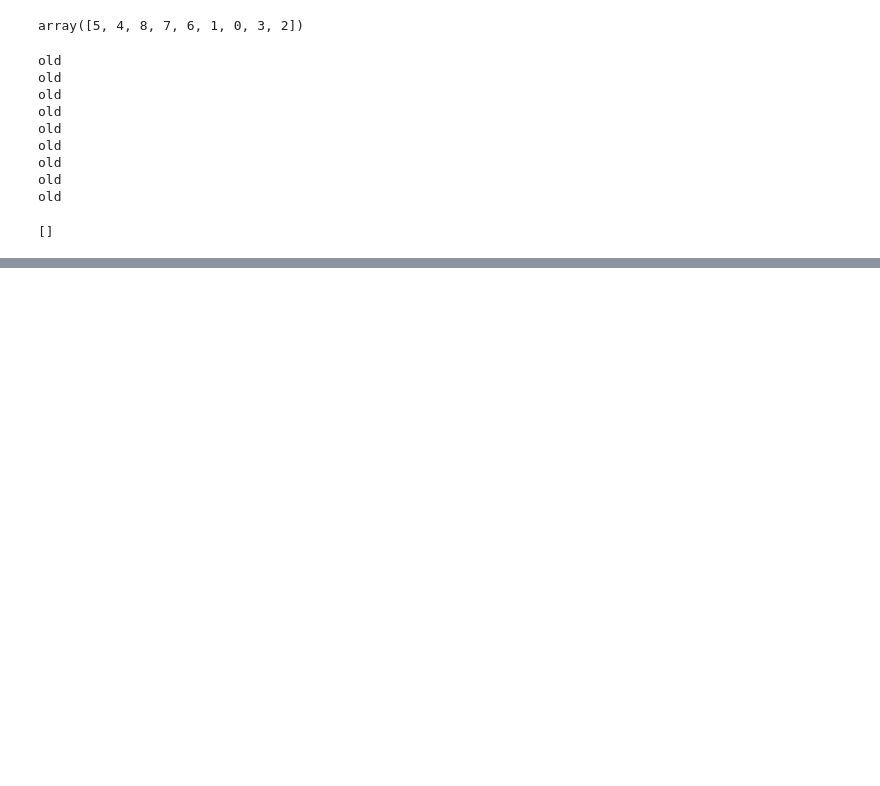
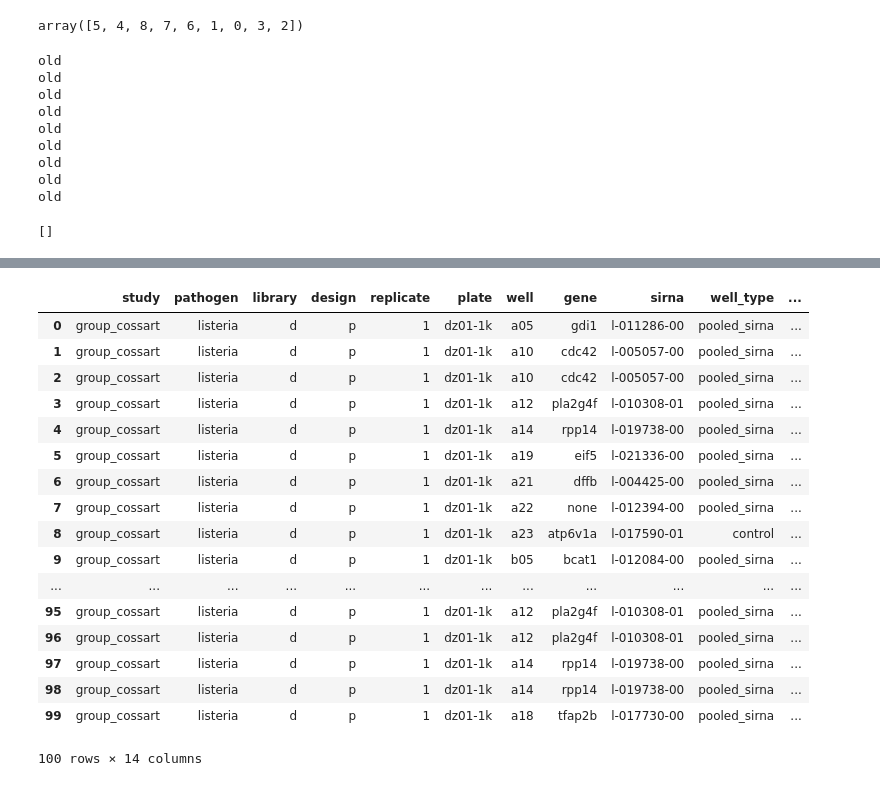
Before and after one commit to cbg-ethz/pybda, a Jupyter notebook: 3-clustering/notebooks/test_pandas_io.ipynb, the cells around one changed output, grey strips where cells are left out. Saved outputs shown, nothing was run; the diff lists cells and outputs as text; code cells hidden in the pictures; blank space fills up the shorter version.

```diff
--- a/3-clustering/notebooks/test_pandas_io.ipynb
+++ b/3-clustering/notebooks/test_pandas_io.ipynb
@@ -6,7 +6,7 @@ import pathlib
 import numpy
 import glob
 # %%
-fl = "/Users/simondi/PROJECTS/target_infect_x_project/src/tix-analysis/data/kmeans-transformed-recursive-clusters/"
+fl = "/Users/simondi/PROJECTS/target_infect_x_project/results/2-analysis/2-clustering/current/"
 # %%
 files = [x for x in glob.glob(fl + "*") if x.endswith(".csv")]
 # %%
@@ -176,3 +176,5 @@ for f in files:
                            usecols=lambda x: x.startswith("f_"))
 # %% [output]
 []
+# %%
+folders = [x for x in glob.glob(fl + "*seed*")]
@@ -178,0 +204,9 @@ for f in files:
+# %%
+dfs = [None] * len(folders)
+for j, f in enumerate(folders):
+    files = listdir(f)
+    l = [None] * len(files)
+    for i, fl in enumerate(files):
+        df2 = pandas.read_csv(f + "/" + fl, index_col=False, nrows=10, sep="\t", usecols=lambda x: not x.startswith("f_"))
+        l[i] = df2
+    dfs[j] = pandas.concat(l)
@@ -178,0 +228,2 @@ for f in files:
+# %%
+keys = list(dfs[0].columns)[:-1]
@@ -178,0 +245,21 @@ for f in files:
+# %%
+dfs[0].merge(dfs[1], on=keys, how='left')
+# %% [output]
+|  | study | pathogen | library | design | replicate | plate | well | gene | sirna | well_type | ... |
+| 0 | group_cossart | listeria | d | p | 1 | dz01-1k | a05 | gdi1 | l-011286-00 | pooled_sirna | ... |
+| 1 | group_cossart | listeria | d | p | 1 | dz01-1k | a10 | cdc42 | l-005057-00 | pooled_sirna | ... |
+| 2 | group_cossart | listeria | d | p | 1 | dz01-1k | a10 | cdc42 | l-005057-00 | pooled_sirna | ... |
+| 3 | group_cossart | listeria | d | p | 1 | dz01-1k | a12 | pla2g4f | l-010308-01 | pooled_sirna | ... |
+| 4 | group_cossart | listeria | d | p | 1 | dz01-1k | a14 | rpp14 | l-019738-00 | pooled_sirna | ... |
+| 5 | group_cossart | listeria | d | p | 1 | dz01-1k | a19 | eif5 | l-021336-00 | pooled_sirna | ... |
+| 6 | group_cossart | listeria | d | p | 1 | dz01-1k | a21 | dffb | l-004425-00 | pooled_sirna | ... |
+| 7 | group_cossart | listeria | d | p | 1 | dz01-1k | a22 | none | l-012394-00 | pooled_sirna | ... |
+| 8 | group_cossart | listeria | d | p | 1 | dz01-1k | a23 | atp6v1a | l-017590-01 | control | ... |
+| 9 | group_cossart | listeria | d | p | 1 | dz01-1k | b05 | bcat1 | l-012084-00 | pooled_sirna | ... |
+| ... | ... | ... | ... | ... | ... | ... | ... | ... | ... | ... | ... |
+| 95 | group_cossart | listeria | d | p | 1 | dz01-1k | a12 | pla2g4f | l-010308-01 | pooled_sirna | ... |
+| 96 | group_cossart | listeria | d | p | 1 | dz01-1k | a12 | pla2g4f | l-010308-01 | pooled_sirna | ... |
+| 97 | group_cossart | listeria | d | p | 1 | dz01-1k | a14 | rpp14 | l-019738-00 | pooled_sirna | ... |
+| 98 | group_cossart | listeria | d | p | 1 | dz01-1k | a14 | rpp14 | l-019738-00 | pooled_sirna | ... |
+| 99 | group_cossart | listeria | d | p | 1 | dz01-1k | a18 | tfap2b | l-017730-00 | pooled_sirna | ... |
+100 rows × 14 columns
```
Also changed, not shown: parts of 5 cells of this notebook, 2 other files.
